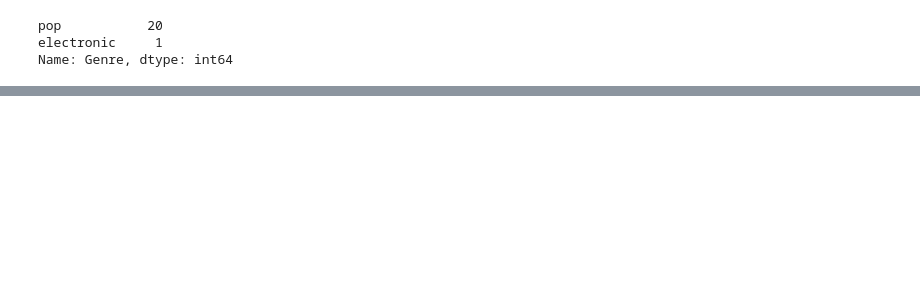
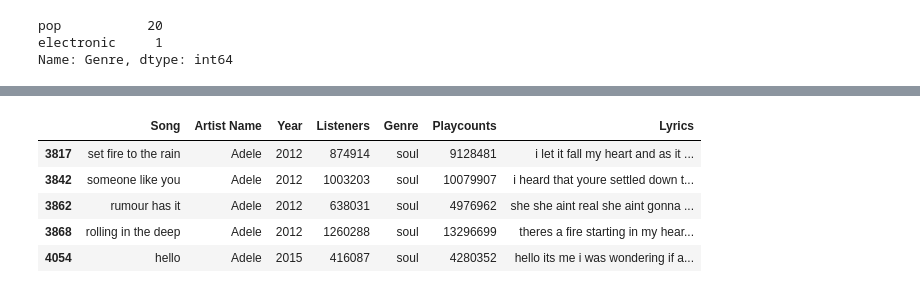
Before and after one commit to dudealy/DS_Project_1_Repo, a Jupyter notebook: New folder/project 1.ipynb, the cells around one changed output, grey strips where cells are left out. Cells and saved outputs as stored; diff of their text form; code cells hidden in the pictures; blank space fills up the shorter version.

```diff
--- a/New folder/project 1.ipynb
+++ b/New folder/project 1.ipynb
@@ -486,0 +499,9 @@ plt.tight_layout()
+# %%
+songfile.loc[songfile.Year.isin(-np.sort(-res)[:4])].loc[songfile['Artist Name']=='Adele']
+# %% [output]
+|  | Song | Artist Name | Year | Listeners | Genre | Playcounts | Lyrics |
+| 3817 | set fire to the rain | Adele | 2012 | 874914 | soul | 9128481 | i let it fall my heart and as it ... |
+| 3842 | someone like you | Adele | 2012 | 1003203 | soul | 10079907 | i heard that youre settled down t... |
+| 3862 | rumour has it | Adele | 2012 | 638031 | soul | 4976962 | she she aint real she aint gonna ... |
+| 3868 | rolling in the deep | Adele | 2012 | 1260288 | soul | 13296699 | theres a fire starting in my hear... |
+| 4054 | hello | Adele | 2015 | 416087 | soul | 4280352 | hello its me i was wondering if a... |
```
Also changed, not shown: parts of 29 cells of this notebook, 3 other files.
